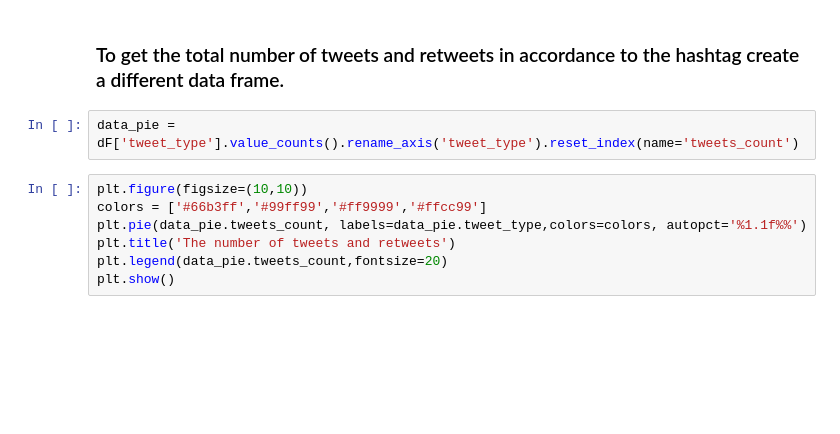
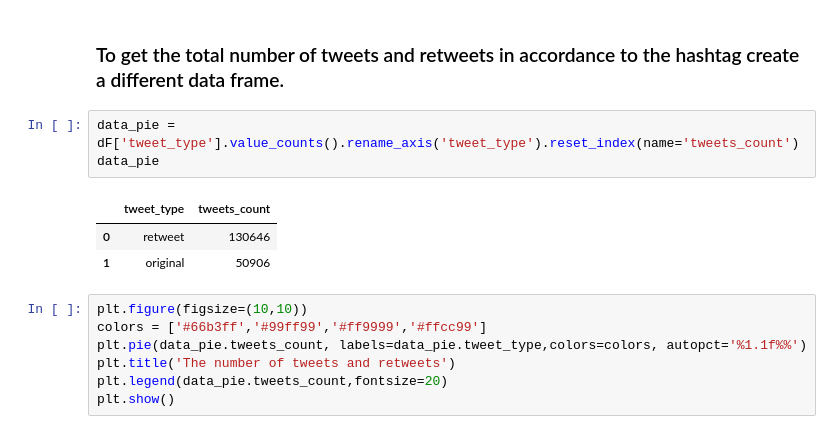
Before and after one commit to moinam/TweetAnalyzer, a Jupyter notebook: Draft_pipeline for initial eda.ipynb, the cells around one changed output. Cells and saved outputs as stored; diff of their text form; blank space fills up the shorter version.

```diff
--- a/Draft_pipeline for initial eda.ipynb
+++ b/Draft_pipeline for initial eda.ipynb
@@ -63,6 +63,11 @@ Name: author_id, Length: 22867, dtype: int64
 ### To get the total number of tweets and retweets in accordance to the hashtag create a different data frame.
 # %%
 data_pie = dF['tweet_type'].value_counts().rename_axis('tweet_type').reset_index(name='tweets_count')
+data_pie
+# %% [output]
+|  | tweet_type | tweets_count |
+| 0 | retweet | 130646 |
+| 1 | original | 50906 |
 # %%
 plt.figure(figsize=(10,10))
 colors = ['#66b3ff','#99ff99','#ff9999','#ffcc99']
```
Also changed, not shown: parts of 10 cells of this notebook, 1 other file.
